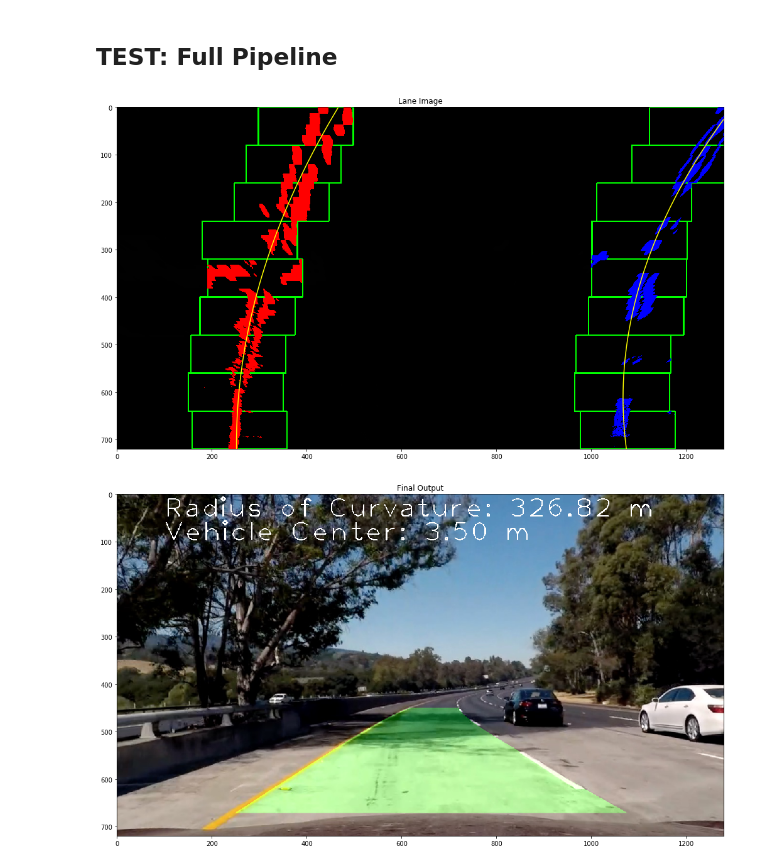
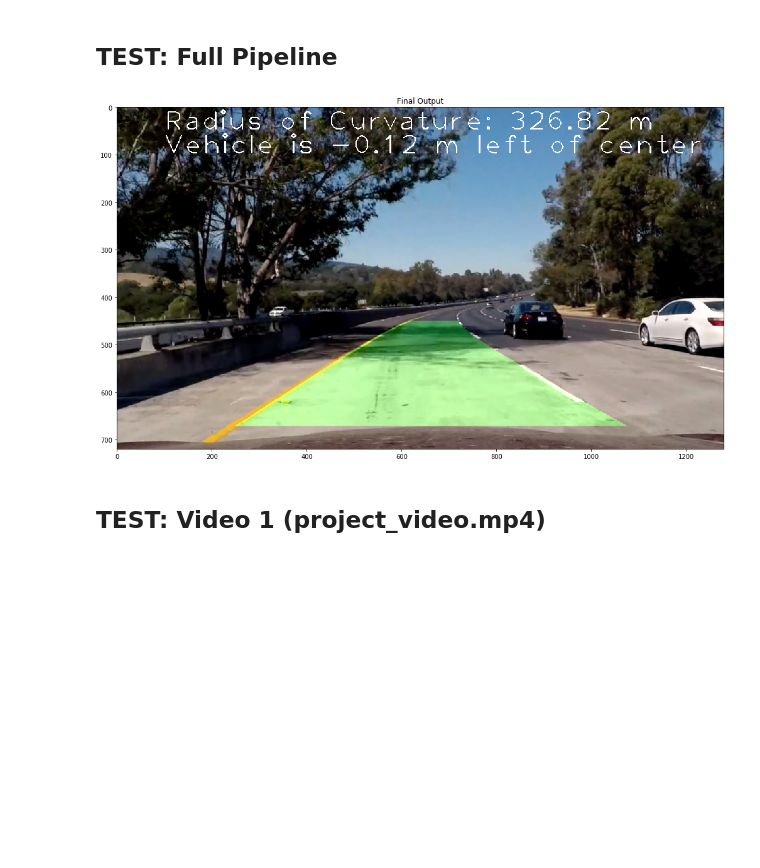
Before and after one commit to arunchavan89/CarND-Advanced-Lane-Lines, a Jupyter notebook: advanced_lane_detection.ipynb, the cells around one changed output. Saved outputs shown, nothing was run; the diff lists cells and outputs as text; code cells hidden in the pictures; blank space fills up the shorter version.

Commit message:
Adding the final video pipeline and results of all three input videos.

```diff
--- a/advanced_lane_detection.ipynb
+++ b/advanced_lane_detection.ipynb
@@ -446,7 +446,7 @@ binary_warped = perspective_transform(src, dst, binay_image)
 left_fit = [-5.79451128e-06, -3.29676456e-02,  3.08629541e+02]
 right_fit = [-1.24089778e-04,  1.21733361e-01,  9.98608657e+02]
 
-result = search_around_poly(binary_warped, left_fit, right_fit)
+result, left_fit, right_fit = search_around_poly(binary_warped, left_fit, right_fit)
 plt.imshow(result)
 # %% [output]
 <matplotlib.image.AxesImage at 0x...>
@@ -501,7 +501,7 @@ right_curverad =  4048.792510063248
 # %% [markdown]
 ## Function implementation for determining the curvature of the lane in meters
 # %%
-def measure_curvature_real(left_fit, right_fit):
+def measure_curvature_real(left_fit, right_fit, image_size):
     '''
     Calculates the curvature of polynomial functions in meters.
     '''
@@ -534,17 +534,18 @@ def measure_curvature_real(left_fit, right_fit):
 
     # Find lane center in pixel unit
     lane_center = (left_lane_x + right_lane_x)/2.
-    lane_center_meter = lane_center*xm_per_pix
+    offset_pixel = image_size[1]/2 - lane_center
+    lane_offset_center_meter = offset_pixel*xm_per_pix
 
-    return avg_curvature, lane_center_meter
+    return avg_curvature, lane_offset_center_meter
 # %% [markdown]
 ## TEST: measure_curvature_real()
 # %%
 left_fit = [-5.79451128e-06, -3.29676456e-02,  3.08629541e+02]
 right_fit = [-1.24089778e-04,  1.21733361e-01,  9.98608657e+02]
-
+image_size = (720, 1280)
 # Calculate the radius of curvature in meters for both lane lines
-avg_curvature, lane_center_meter = measure_curvature_real(left_fit, right_fit)
+avg_curvature, lane_center_meter = measure_curvature_real(left_fit, right_fit, image_size)
 
 print(avg_curvature, 'm', lane_center_meter, 'm')
 # %% [output]
@@ -618,6 +619,7 @@ plot_output("Final Output", final_result)
 7. Output visual display of the lane boundaries and numerical estimation of lane curvature and vehicle position.
 # %%
 def process_image(image):
+    image_size = image.shape
     undistorted_image = undistort_images(image, mtx, dist)
 
     # Binary image creation
@@ -633,38 +635,46 @@ def process_image(image):
     binary_warped = perspective_transform(src, dst, binay_image)
 
     # Detect lane pixels and fit to find the lane boundary.
-    count = 0
+    global count
+    global left_fit
+    global right_fit
     if(count == 0):
+        # Only for the first frame: Run window based lane search approach
         out_img, left_fit, right_fit = fit_polynomial(binary_warped)
         count+=1
-        plot_output("Lane Image", out_img)
+        #plot_output("Lane Image", out_img)
     else:
         # Logic to find region of interest from second frame onwards
-        result = search_around_poly(binary_warped, left_fit, right_fit)
-        plot_output("Search Around Poly", result)
+        result, left_fit, right_fit = search_around_poly(binary_warped, left_fit, right_fit)
+        #plot_output("Search Around Poly", result)
+
 
     # Display output on the input image
     final_result = visual_display(binary_warped, left_fit, right_fit, undistorted_image, src, dst)
 
     # Calculate the radius of curvature in meters for both lane lines and display on the putput image
-    avg_curvature, lane_center_meter = measure_curvature_real(left_fit, right_fit)
+    avg_curvature, lane_center_meter = measure_curvature_real(left_fit, right_fit, image_size)
 
     average_rad_string = "Radius of Curvature: %.2f m" % avg_curvature
-    lane_center_string = "Vehicle Center: %.2f m" % lane_center_meter
+    lane_center_string = "Vehicle is %.2f m left of center" % lane_center_meter
 
     cv2.putText(final_result, average_rad_string, (100, 50), cv2.FONT_HERSHEY_PLAIN, 4, (255,255,255), thickness=2)
     cv2.putText(final_result, lane_center_string, (100, 100), cv2.FONT_HERSHEY_PLAIN, 4, (255,255,255), thickness=2)
-    plot_output("Final Output", final_result)
+
+    return final_result
 # %% [markdown]
 ## TEST: Full Pipeline
 # %%
  if (__name__== '__main__' ):
+    count = 0
     # Undistort Test Images
     image = plt_img.imread("test_images/test5.jpg")
-    process_image(image)
+    final_result = process_image(image)
+    plot_output("Final Output", final_result)
 # %% [output]
-[figure, old version]
+[figure, new version]
-[figure, removed]
+# %% [markdown]
+## TEST: Video 1 (project_video.mp4)
 # %%
 # Import everything needed to edit/save/watch video clips
 from moviepy.editor import VideoFileClip
```
Also changed, not shown: parts of 13 cells of this notebook, 3 other files.
